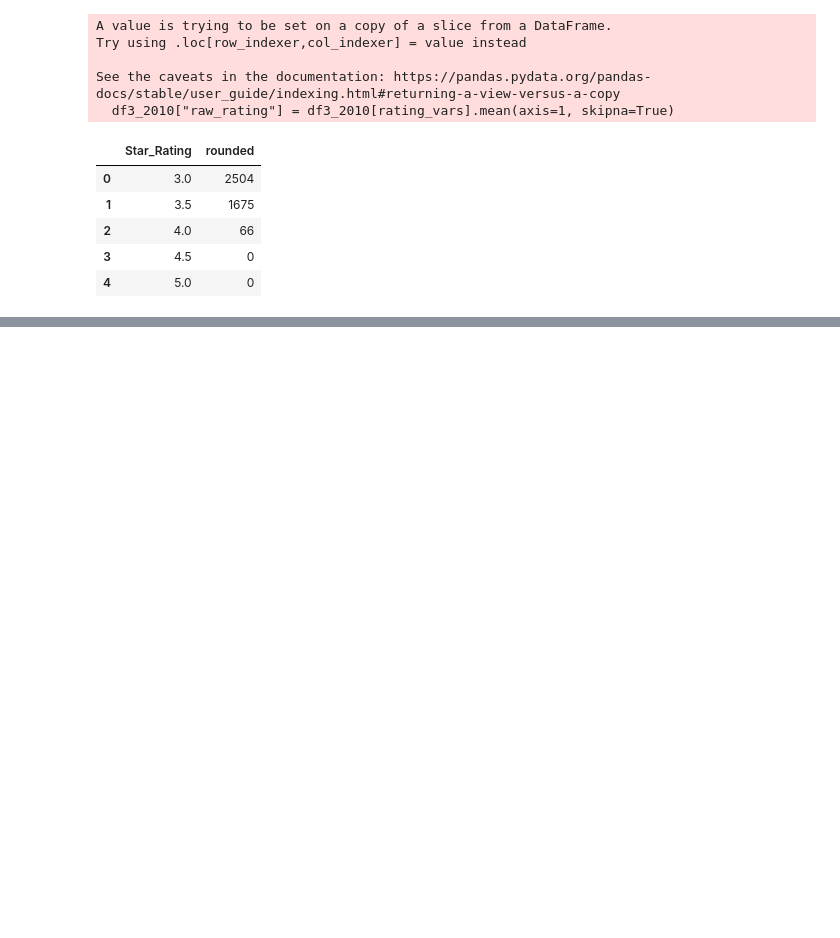
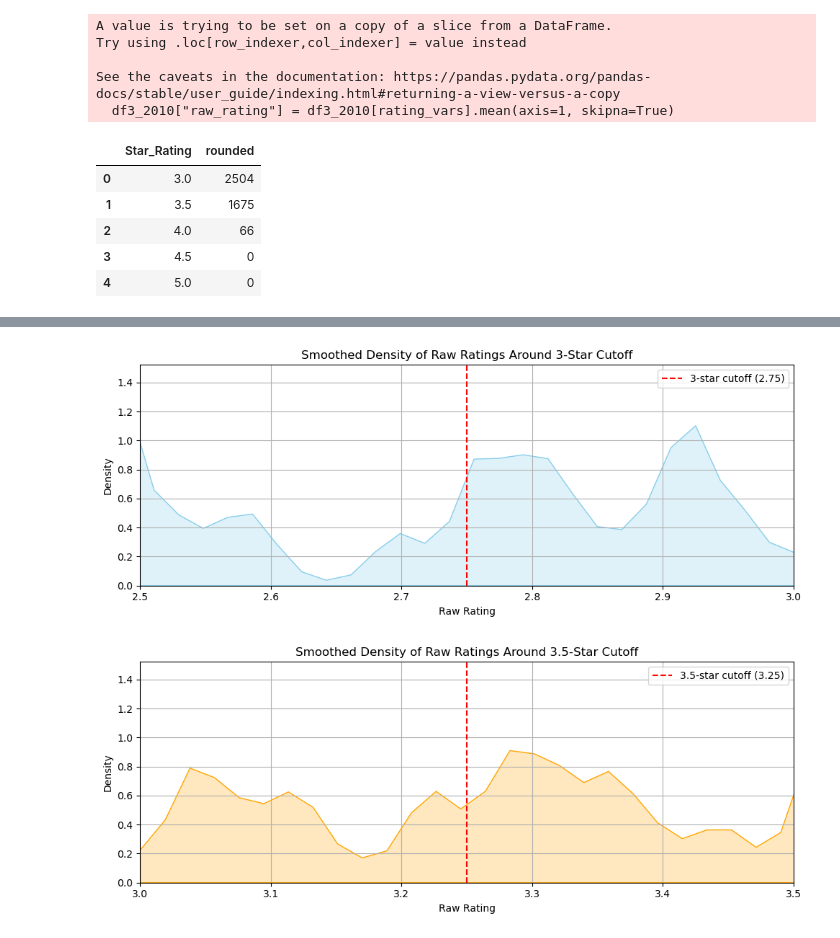
Before and after one commit to rscholt/HW4, a Jupyter notebook: submission 2/analysis/HW4_sub2.ipynb, the cells around one changed output, grey strips where cells are left out. Drawn from its saved outputs; the diff is of its cells as text; code cells hidden in the pictures; blank space fills up the shorter version.

```diff
--- a/submission 2/analysis/HW4_sub2.ipynb
+++ b/submission 2/analysis/HW4_sub2.ipynb
@@ -346,0 +400,32 @@ summary_table
+# %%
+import matplotlib.pyplot as plt
+import seaborn as sns
+
+# KDE plot for 3-star cutoff (zoomed in)
+plt.figure(figsize=(10, 4))
+sns.kdeplot(df3_2010['raw_rating'], bw_adjust=0.2, fill=True, color='skyblue')
+plt.axvline(2.75, color='red', linestyle='--', label='3-star cutoff (2.75)')
+plt.xlim(2.50, 3.00)
+plt.title("Smoothed Density of Raw Ratings Around 3-Star Cutoff")
+plt.xlabel("Raw Rating")
+plt.ylabel("Density")
+plt.legend()
+plt.grid(True)
+plt.tight_layout()
+plt.show()
+
+# KDE plot for 3.5-star cutoff (zoomed in)
+plt.figure(figsize=(10, 4))
+sns.kdeplot(df3_2010['raw_rating'], bw_adjust=0.2, fill=True, color='orange')
+plt.axvline(3.25, color='red', linestyle='--', label='3.5-star cutoff (3.25)')
+plt.xlim(3.0, 3.50)
+plt.title("Smoothed Density of Raw Ratings Around 3.5-Star Cutoff")
+plt.xlabel("Raw Rating")
+plt.ylabel("Density")
+plt.legend()
+plt.grid(True)
+plt.tight_layout()
+plt.show()
+# %% [output]
+[figure, added]
+[figure, added]
```
Also changed, not shown: parts of 9 cells of this notebook, 4 other files.
